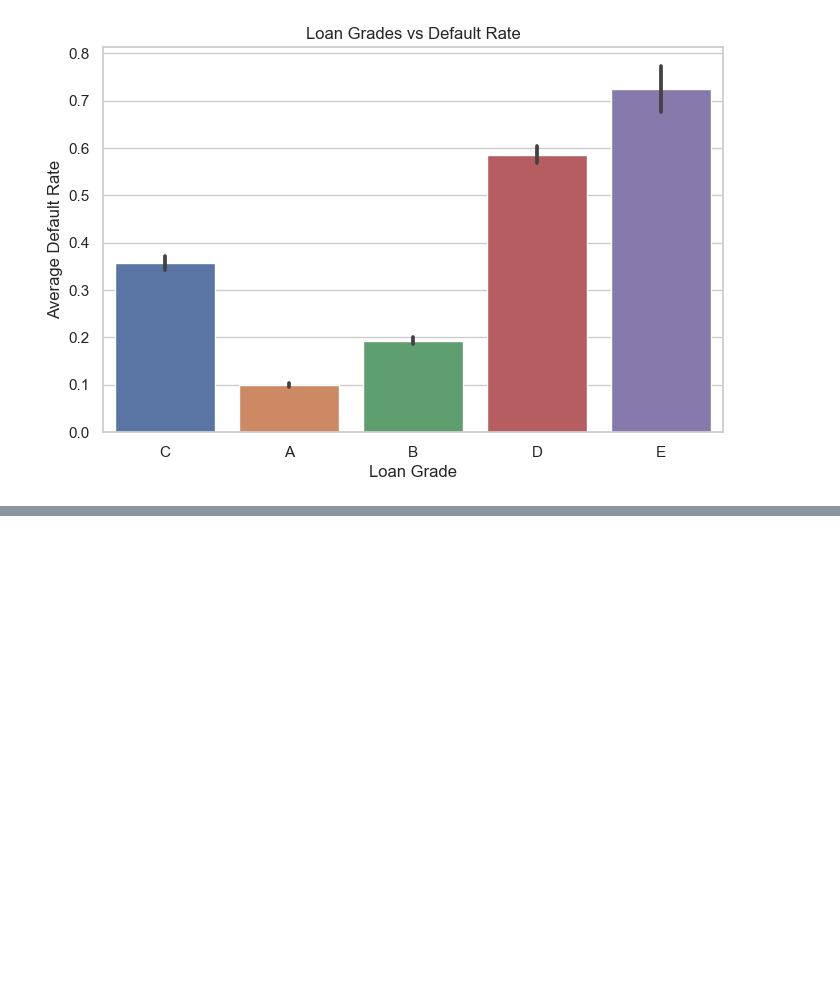
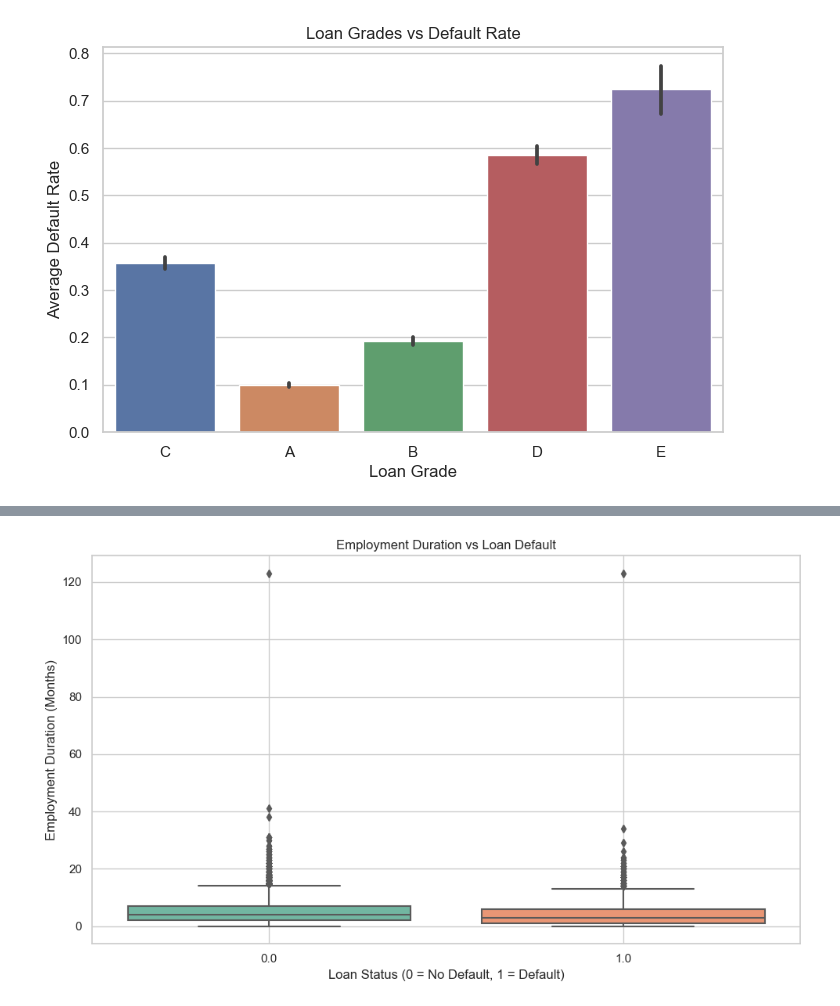
Before and after one commit to Denis060/Loan_Default_Prediction, a Jupyter notebook: notebooks/02_eda_analysis.ipynb, the cells around one changed output, grey strips where cells are left out. Cells and saved outputs as stored; diff of their text form; code cells hidden in the pictures; blank space fills up the shorter version.

```diff
--- a/notebooks/02_eda_analysis.ipynb
+++ b/notebooks/02_eda_analysis.ipynb
@@ -214,0 +240,16 @@ plt.show()
+# %%
+# Plot Employment Duration vs Default Rate as a boxplot
+plt.figure(figsize=(10, 6))
+sns.boxplot(x='Current_loan_status', y='employment_duration', data=df, palette='Set2')
+
+# Customize
+plt.title('Employment Duration vs Loan Default')
+plt.xlabel('Loan Status (0 = No Default, 1 = Default)')
+plt.ylabel('Employment Duration (Months)')
+plt.grid(True)
+
+# Show plot
+plt.tight_layout()
+plt.show()
+# %% [output]
+[figure, added]
```
Also changed, not shown: parts of 2 cells of this notebook, 12 other files.
